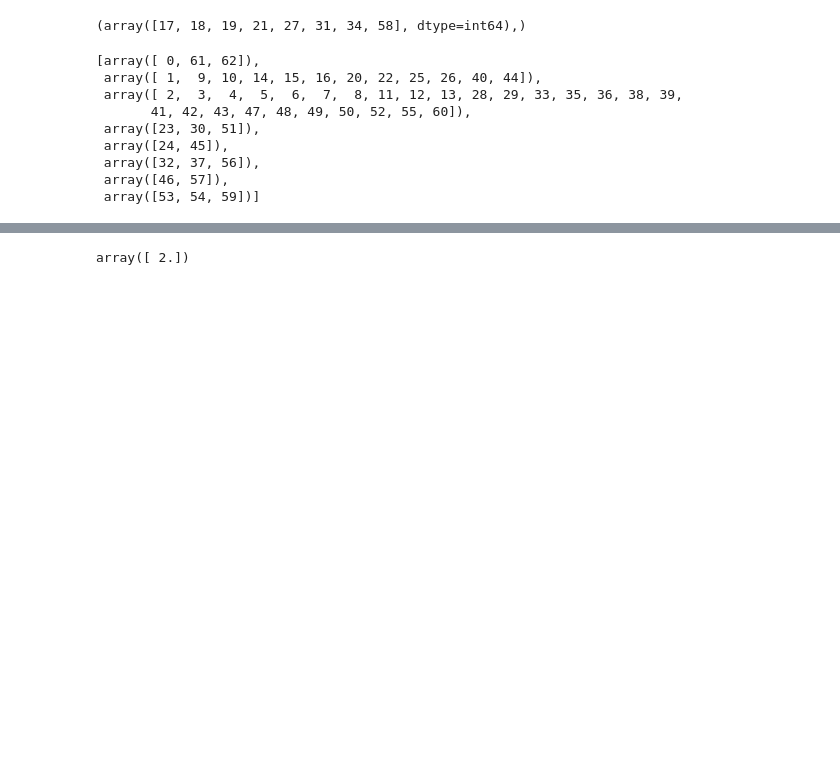
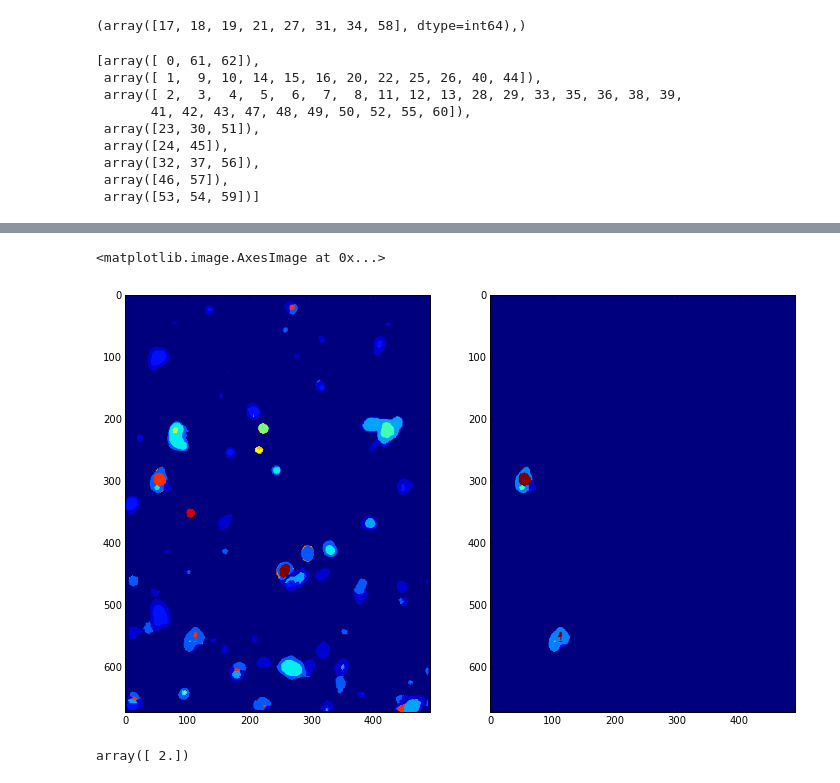
Before and after one commit to klchan13/biosignatures, a Jupyter notebook: notebooks/05-24-14, 06-07-14 - Cluster isolations and Cluster classification.ipynb, the cells around one changed output, grey strips where cells are left out. Drawn from its saved outputs; the diff is of its cells as text; code cells hidden in the pictures; blank space fills up the shorter version.

Commit message:
New function for classifying clusters.

```diff
--- a/notebooks/05-24-14, 06-07-14 - Cluster isolations and Cluster classification.ipynb
+++ b/notebooks/05-24-14, 06-07-14 - Cluster isolations and Cluster classification.ipynb
@@ -89,7 +91,8 @@ numL
 # %% [output]
 64
 # %%
-unpack_this = scipy.io.loadmat('data.mat')
+unpack_this = scipy.io.loadmat('data_unaltered.mat')
+unpack_this_too = scipy.io.loadmat('data_altered.mat')
 unpack_sigs = scipy.io.loadmat('median_forwards_reassign.mat')
 # %%
 sigs = np.squeeze(unpack_sigs['allSig'])
@@ -220,3 +244,18 @@ clust_class_list
+# %%
+red_sig_map = np.zeros(sig_map.shape)
+for idx in clust_class_list[4]:
+    sig_idx = np.where(labels == idx+1)
+    red_sig_map[sig_idx] = sig_map[sig_idx]
+
+figure(figsize=(12, 10))
+plt.subplot(121)
+imshow(sig_map)
+
+plt.subplot(122)
+imshow(red_sig_map)
+# %% [output]
+<matplotlib.image.AxesImage at 0x...>
+[figure, added]
 # %%
 separate_clusters = labels
 clust_num = numL
```
Also changed, not shown: parts of 13 cells of this notebook, 5 other files.
